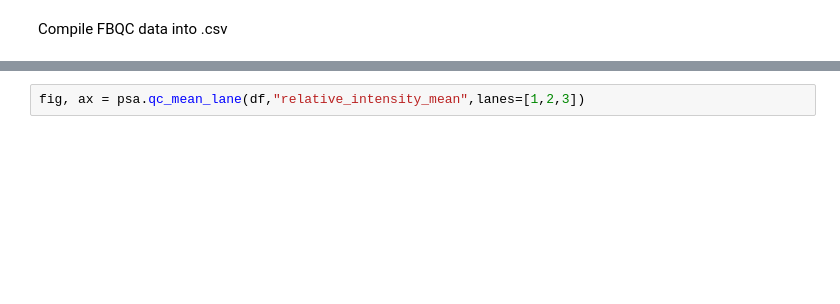
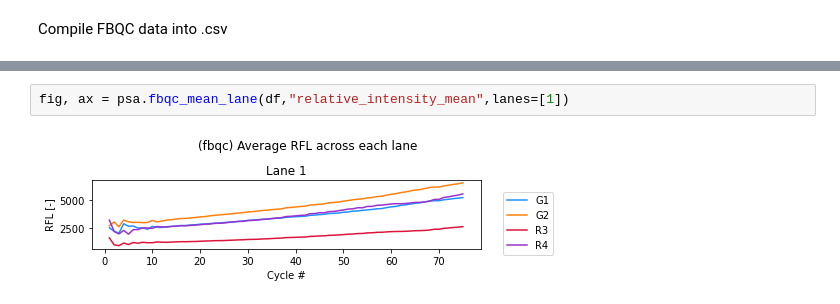
Before and after one commit to cbook27/post-sequencing-analysis, a Jupyter notebook: post_sequencing_analysis.ipynb, the cells around one changed output, grey strips where cells are left out. Drawn from its saved outputs; the diff is of its cells as text; blank space fills up the shorter version.

```diff
--- a/post_sequencing_analysis.ipynb
+++ b/post_sequencing_analysis.ipynb
@@ -77,2 +86,4 @@ fig, ax = psa.plot_lines(df,"relative_intensity_mean",expID=experimentID)
 # %%
-fig, ax = psa.qc_mean_lane(df,"relative_intensity_mean",lanes=[1,2,3])
+fig, ax = psa.fbqc_mean_lane(df,"relative_intensity_mean",lanes=[1])
+# %% [output]
+[figure, added]
```
Also changed, not shown: parts of 9 cells of this notebook, 1 other file.
